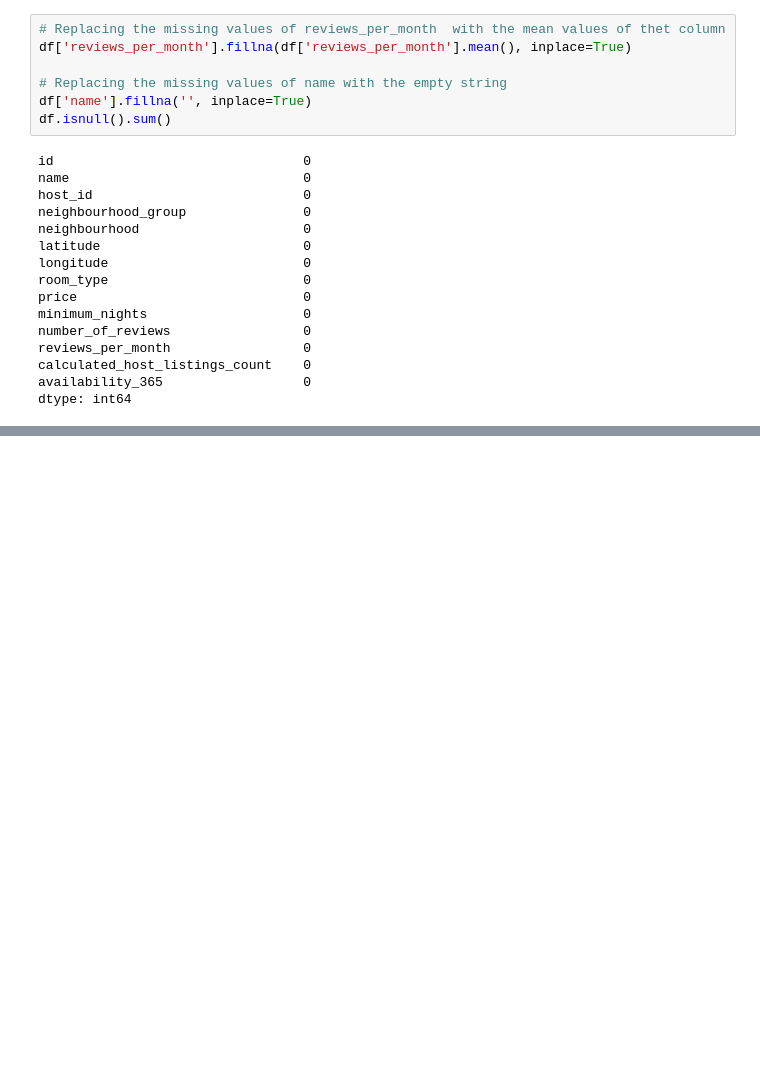
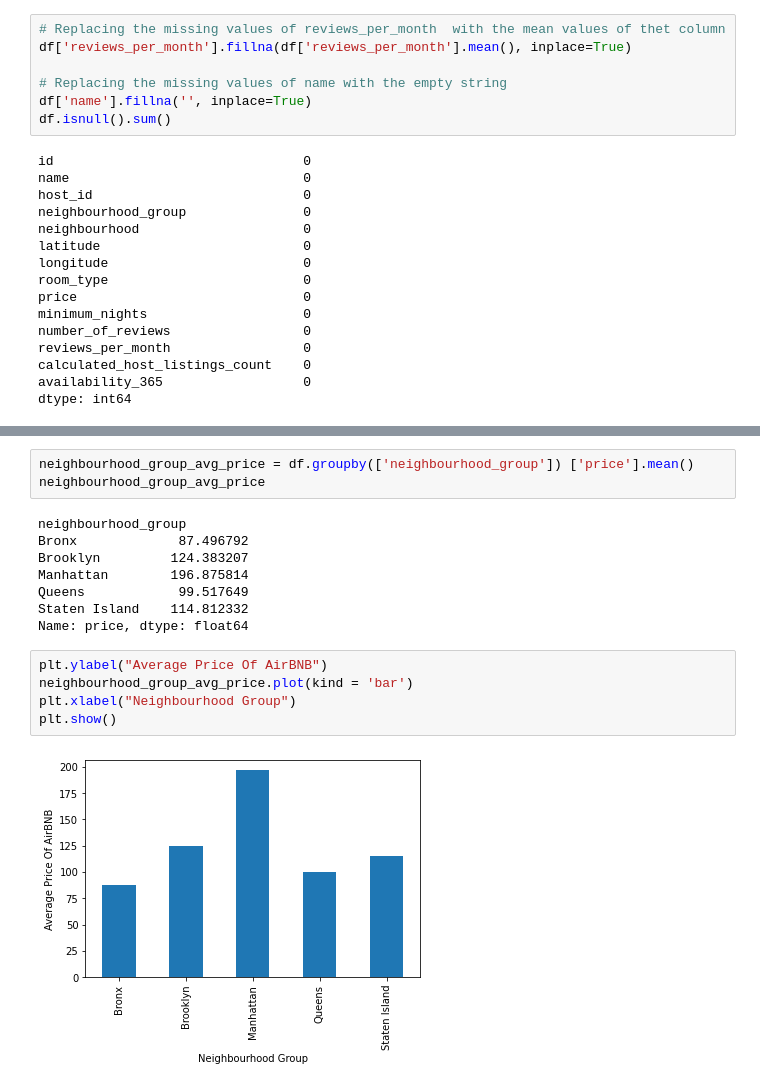
Before and after one commit to Roshani9989/airbnb-data-analysis, a Jupyter notebook: Roshani_Airbnb.ipynb, the cells around one changed output, grey strips where cells are left out. Cells and saved outputs as stored; diff of their text form; blank space fills up the shorter version.

```diff
--- a/Roshani_Airbnb.ipynb
+++ b/Roshani_Airbnb.ipynb
@@ -163,0 +211,18 @@ dtype: int64
+# %%
+neighbourhood_group_avg_price = df.groupby(['neighbourhood_group']) ['price'].mean()
+neighbourhood_group_avg_price
+# %% [output]
+neighbourhood_group
+Bronx             87.496792
+Brooklyn         124.383207
+Manhattan        196.875814
+Queens            99.517649
+Staten Island    114.812332
+Name: price, dtype: float64
+# %%
+plt.ylabel("Average Price Of AirBNB")
+neighbourhood_group_avg_price.plot(kind = 'bar')
+plt.xlabel("Neighbourhood Group")
+plt.show()
+# %% [output]
+[figure, added]
```
Also changed, not shown: parts of 8 cells of this notebook.
